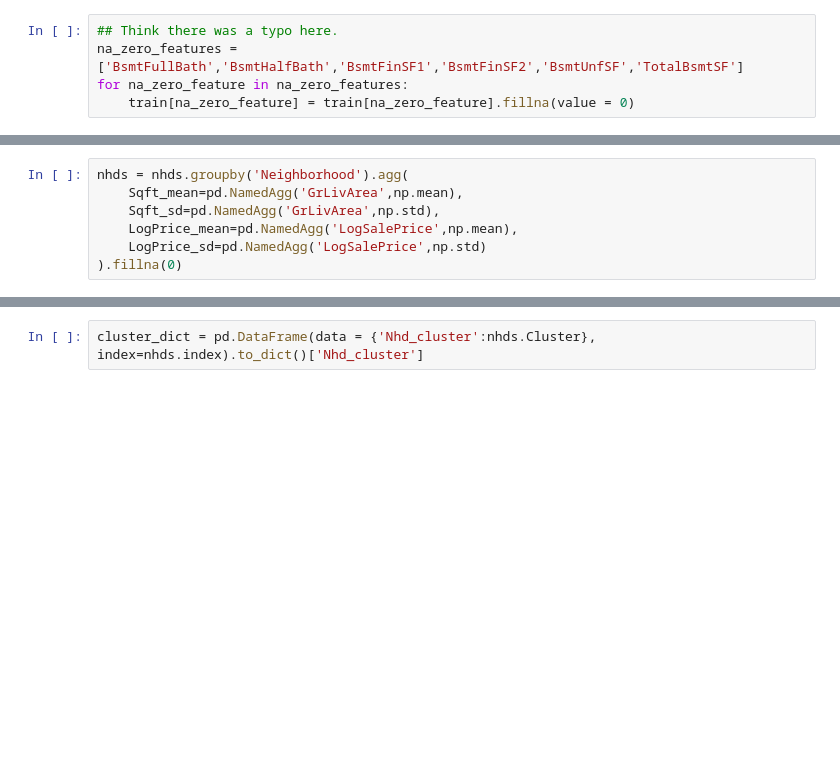
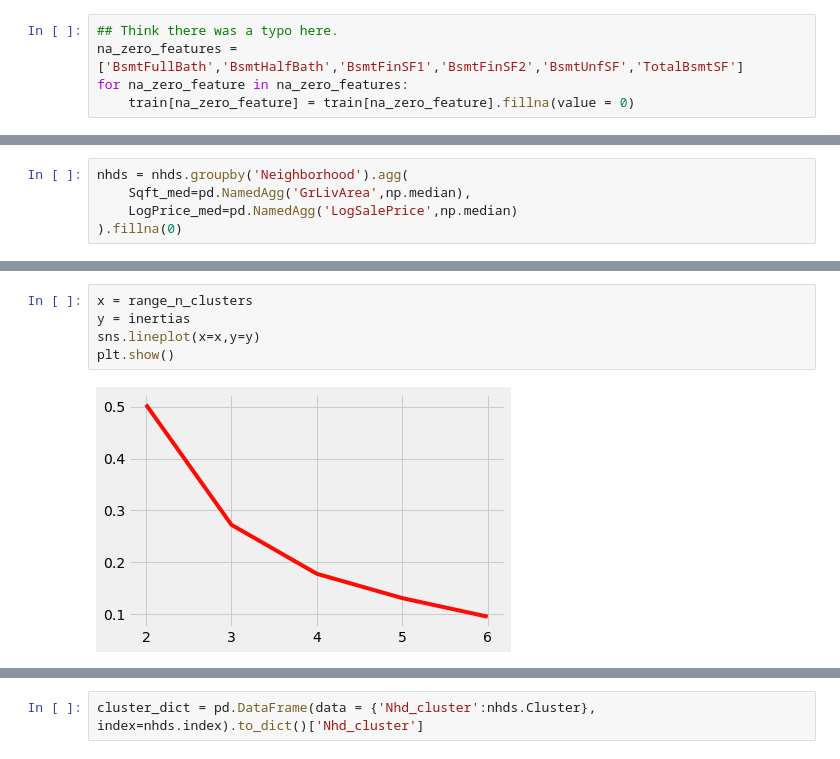
Before and after one commit to nikita-agrawal/Ames-Housing-Analysis, a Jupyter notebook: Alex/nhd_clustering.ipynb, the cells around one changed output, grey strips where cells are left out. Saved outputs shown, nothing was run; the diff lists cells and outputs as text; blank space fills up the shorter version.

```diff
--- a/Alex/nhd_clustering.ipynb
+++ b/Alex/nhd_clustering.ipynb
@@ -154,7 +157,5 @@ nhds['LogSalePrice'] = np.log(train['SalePrice'])
 # %%
 nhds = nhds.groupby('Neighborhood').agg(
-    Sqft_mean=pd.NamedAgg('GrLivArea',np.mean),
-    Sqft_sd=pd.NamedAgg('GrLivArea',np.std),
-    LogPrice_mean=pd.NamedAgg('LogSalePrice',np.mean),
-    LogPrice_sd=pd.NamedAgg('LogSalePrice',np.std)
+    Sqft_med=pd.NamedAgg('GrLivArea',np.median),
+    LogPrice_med=pd.NamedAgg('LogSalePrice',np.median)
 ).fillna(0)
@@ -216,0 +256,7 @@ nhds
+# %%
+x = range_n_clusters
+y = inertias
+sns.lineplot(x=x,y=y)
+plt.show()
+# %% [output]
+[figure, added]
```
Also changed, not shown: parts of 26 cells of this notebook, 1 other file.
